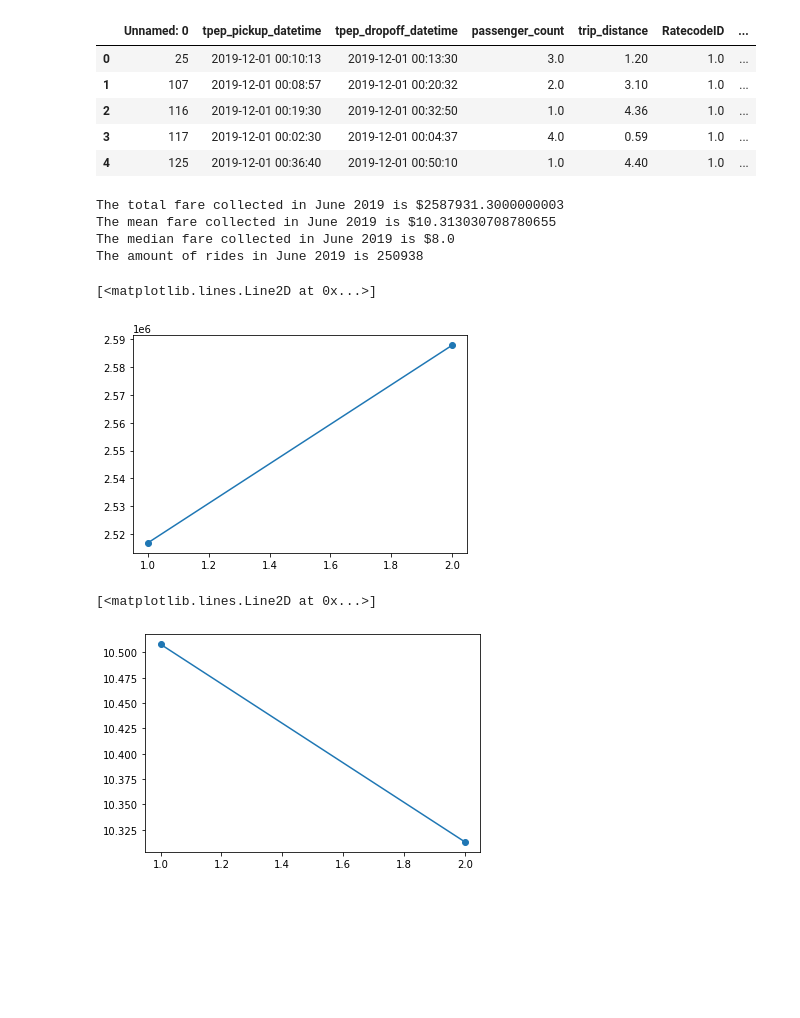
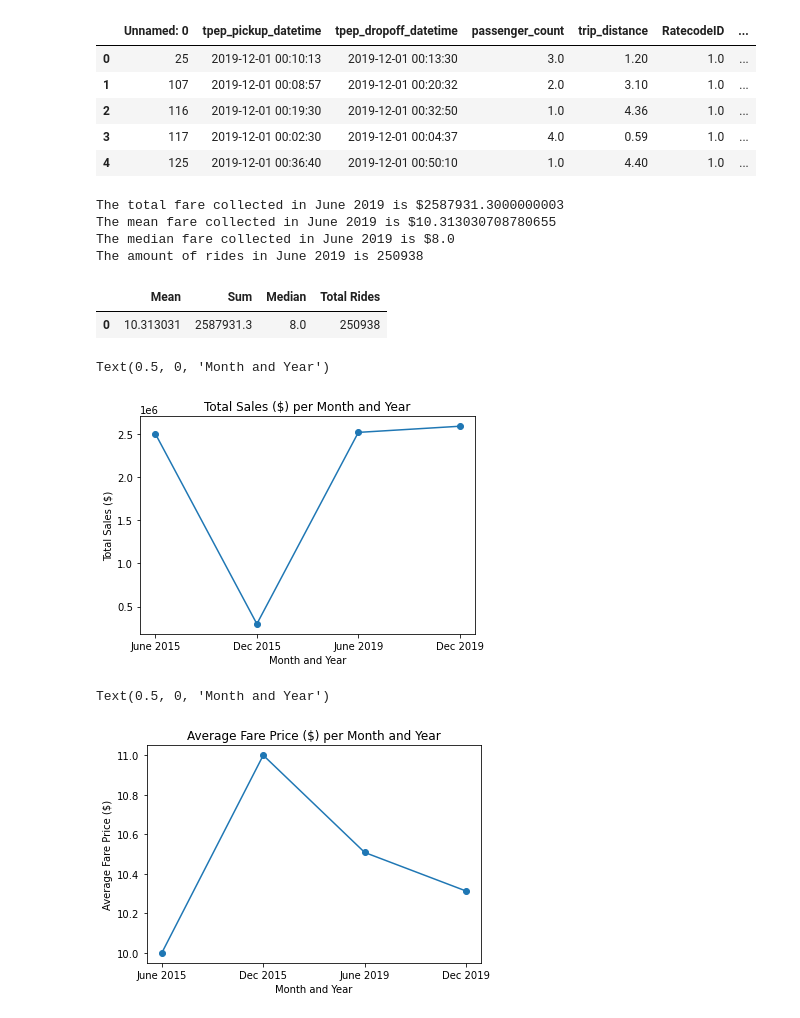
Before and after one commit to ILekawa9/Project-1, a Jupyter notebook: Yellow Taxi Price Analysis.ipynb, the cells around one changed output. Saved outputs shown, nothing was run; the diff lists cells and outputs as text; code cells hidden in the pictures; blank space fills up the shorter version.

```diff
--- a/Yellow Taxi Price Analysis.ipynb
+++ b/Yellow Taxi Price Analysis.ipynb
@@ -62,24 +66,36 @@ print(f'The total fare collected in June 2019 is ${dec_sum}')
 print(f'The mean fare collected in June 2019 is ${dec_mean}')
 print(f'The median fare collected in June 2019 is ${dec_median}')
 print(f'The amount of rides in June 2019 is {dec_rows}')
+
+dex_2019_df = pd.DataFrame({'Mean': dec_mean, 'Sum': dec_sum, 'Median': dec_median,
+                             'Total Rides': dec_rows}, index=[0])
+dex_2019_df
 # %% [output]
 The total fare collected in June 2019 is $2587931.3000000003
 The mean fare collected in June 2019 is $10.313030708780655
 The median fare collected in June 2019 is $8.0
 The amount of rides in June 2019 is 250938
+|  | Mean | Sum | Median | Total Rides |
+| 0 | 10.313031 | 2587931.3 | 8.0 | 250938 |
 # %%
 #sum line plot
-x_values = (1,2)
-y_values = (june_sum, dec_sum)
+x_values = ("June 2015", "Dec 2015", "June 2019", "Dec 2019")
+y_values = (2500000, 300000, june_sum, dec_sum)
 plt.plot(x_values, y_values, marker ='o')
+plt.title('Total Sales ($) per Month and Year')
+plt.ylabel('Total Sales ($)')
+plt.xlabel('Month and Year')
 # %% [output]
-[<matplotlib.lines.Line2D at 0x...>]
+Text(0.5, 0, 'Month and Year')
-[figure, old version]
+[figure, new version]
 # %%
 #mean line plot
-x_values2 = (1,2)
-y_values2 = (june_mean, dec_mean)
-plt.plot(x_values2, y_values2, marker ='o')
+x_values = ("June 2015", "Dec 2015", "June 2019", "Dec 2019")
+y_values = (10, 11, june_mean, dec_mean)
+plt.plot(x_values, y_values, marker ='o')
+plt.title('Average Fare Price ($) per Month and Year')
+plt.ylabel('Average Fare Price ($)')
+plt.xlabel('Month and Year')
 # %% [output]
-[<matplotlib.lines.Line2D at 0x...>]
+Text(0.5, 0, 'Month and Year')
-[figure, old version]
+[figure, new version]
```
Also changed, not shown: parts of 4 cells of this notebook.
